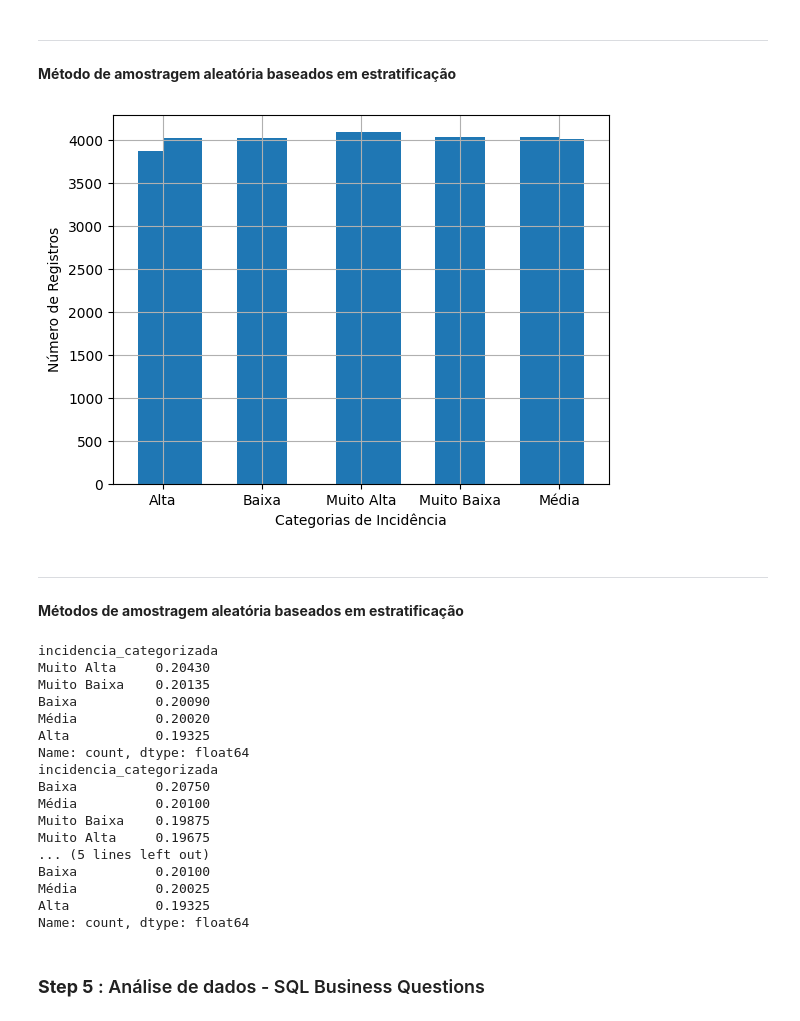
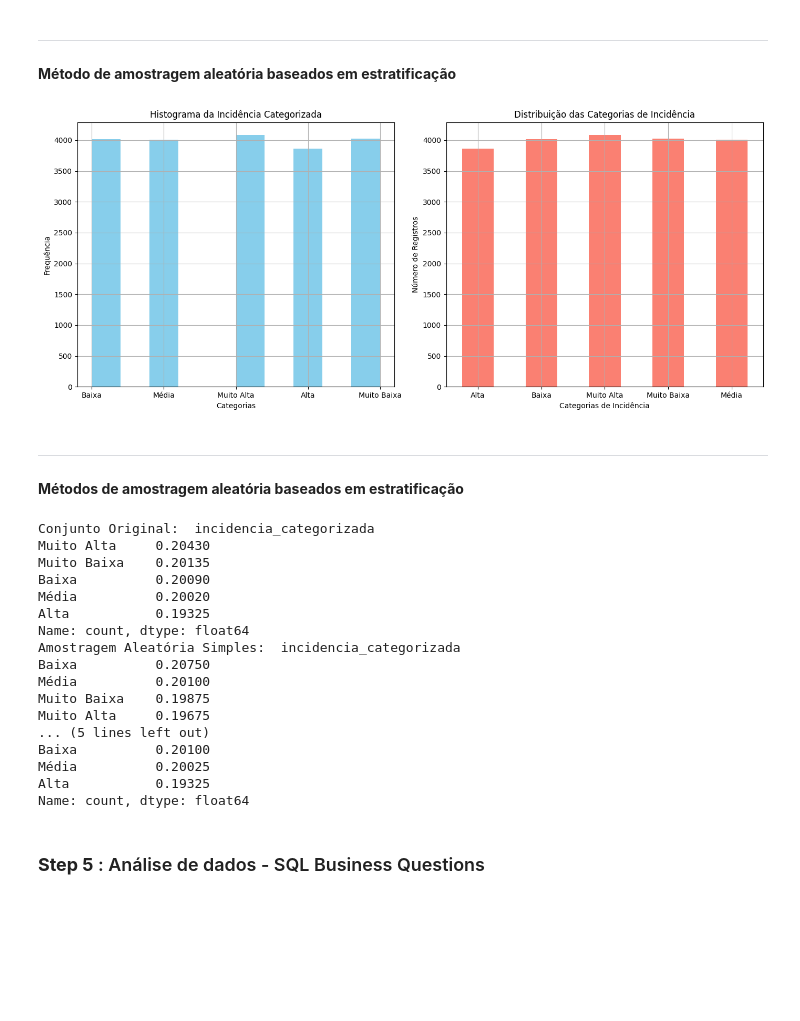
Before and after one commit to Jonathan-Stefan/Projeto_C318_Analise_de_Dados, a Jupyter notebook: app.ipynb, the cells around one changed output. Saved outputs shown, nothing was run; the diff lists cells and outputs as text; code cells hidden in the pictures; blank space fills up the shorter version.

Commit message:
refactor: alteração dos prints e graficos de amostragem

```diff
--- a/app.ipynb
+++ b/app.ipynb
@@ -236,36 +279,46 @@ test_set
 -----------------------------------------------------------------------------------
 **Método de amostragem aleatória baseados em estratificação**
 # %%
-# Definir os limites dos estratos para a incidência anual por 100k habitantes
+# Definição dos limites dos estratos para a incidência anual por 100k habitantes
 estratos_nomes = ['Muito Baixa', 'Baixa', 'Média', 'Alta', 'Muito Alta']
 estratos_valores = [0, 1000, 2000, 3000, 4000, np.inf]
 
-# Criar a coluna de categoria de incidência
+# Cria a coluna de categoria de incidência
 df['incidencia_categorizada'] = pd.cut(df['incidencia_anual_por_100k_hab'],
                                        bins=estratos_valores,
                                        labels=estratos_nomes)
 
 # Converter para tipo objeto
 df['incidencia_categorizada'] = df['incidencia_categorizada'].astype(object)
-df['incidencia_categorizada'].hist(bins = 10)
 
-# Visualizar a distribuição dos estratos
-df['incidencia_categorizada'].value_counts().sort_index().plot.bar(rot=0, grid=True)
-plt.xlabel('Categorias de Incidência')
-plt.ylabel('Número de Registros')
-# plt.show()
+# Cria uma figura com dois subplots lado a lado
+fig, axes = plt.subplots(1, 2, figsize=(14, 6))
+
+# Gera o histograma no primeiro subplot
+df['incidencia_categorizada'].hist(bins=10, ax=axes[0], color='skyblue')
+axes[0].set_title('Histograma da Incidência Categorizada')
+axes[0].set_xlabel('Categorias')
+axes[0].set_ylabel('Frequência')
+axes[0].grid(True)
+
+# Gera o gráfico de barras no segundo subplot
+df['incidencia_categorizada'].value_counts().sort_index().plot.bar(ax=axes[1], rot=0, color='salmon', grid=True)
+axes[1].set_title('Distribuição das Categorias de Incidência')
+axes[1].set_xlabel('Categorias de Incidência')
+axes[1].set_ylabel('Número de Registros')
+
+# Ajusta o espaçamento entre os subplots
+plt.tight_layout()
+plt.show()
 
 # Amostragem Estratificada com Sckit-Learn
-from sklearn.model_selection import StratifiedShuffleSplit
-
-# Função StratifiedShuffleSplit - divisão aleatória por estratificação
 split = StratifiedShuffleSplit(n_splits=1, test_size=0.2, random_state=42)
 
 for train_index, test_index in split.split(df, df['incidencia_categorizada']):
     strat_train_set = df.loc[train_index]
     strat_test_set = df.loc[test_index]
 # %% [output]
-[figure, old version]
+[figure, new version]
 # %% [markdown]
 -----------------------------------------------------------------------------------
 **Métodos de amostragem aleatória baseados em estratificação**
@@ -283,18 +336,18 @@ strat_counts = strat_test_set['incidencia_categorizada'].value_counts()
 proportion_strat_test = strat_counts/len(strat_test_set)
 
 # Comparações de proporções (simples e estratificada em relação à proporção original)
-print(proportion_original_dataset)
-print(proportion_random_test)
-print(proportion_strat_test)
+print("Conjunto Original: ", proportion_original_dataset)
+print("Amostragem Aleatória Simples: ", proportion_random_test)
+print("Amostragem Estratificada: ", proportion_strat_test)
 # %% [output]
-incidencia_categorizada
+Conjunto Original:  incidencia_categorizada
 Muito Alta     0.20430
 Muito Baixa    0.20135
 Baixa          0.20090
 Média          0.20020
 Alta           0.19325
 Name: count, dtype: float64
-incidencia_categorizada
+Amostragem Aleatória Simples:  incidencia_categorizada
 Baixa          0.20750
 Média          0.20100
 Muito Baixa    0.19875
```
Also changed, not shown: parts of 7 cells of this notebook.
